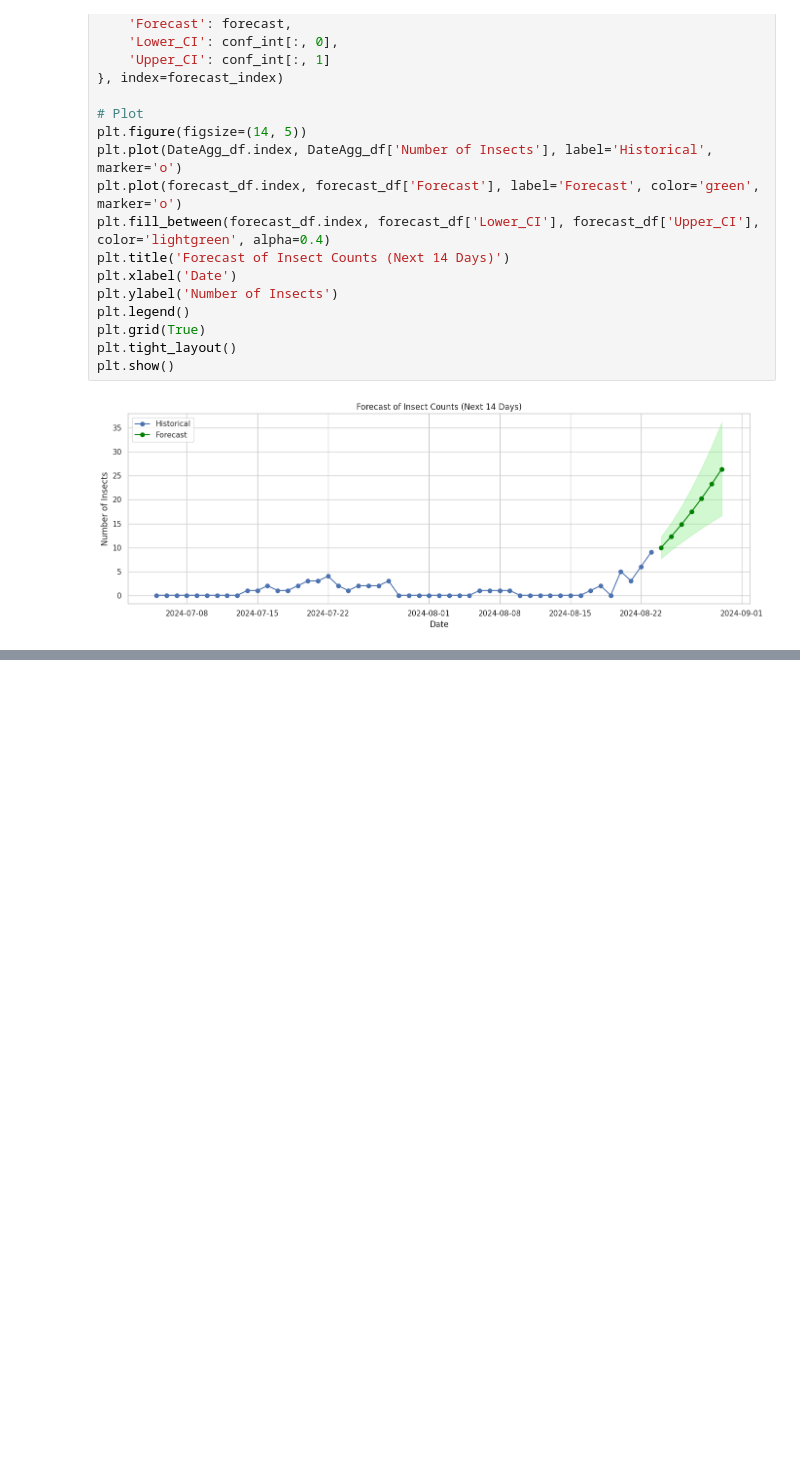
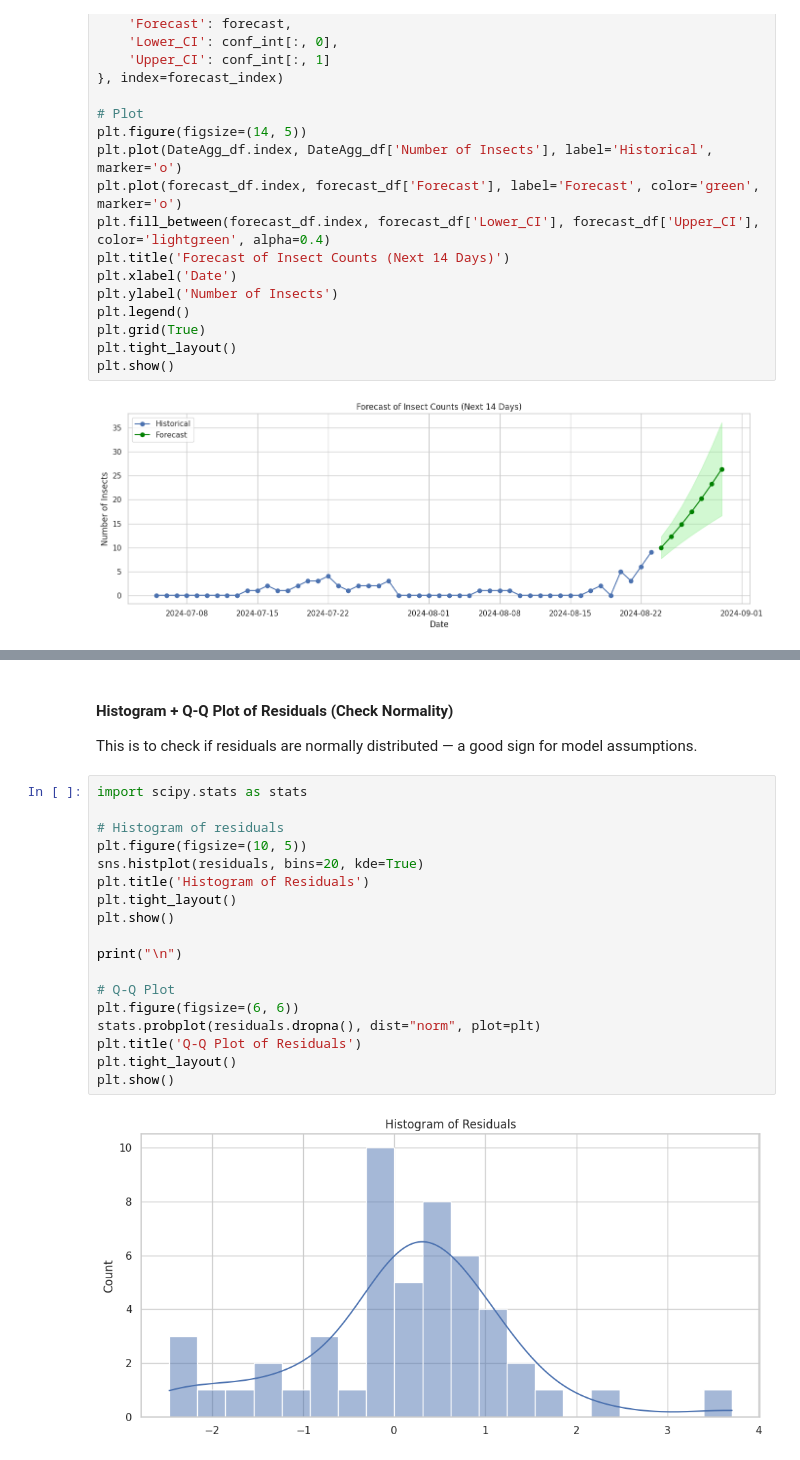
Before and after one commit to raz0208/Agritech-Pest-Prediction, a Jupyter notebook: Agritech_Pest_Prediction_Time_Series_Analysis.ipynb, the cells around one changed output, grey strips where cells are left out. Drawn from its saved outputs; the diff is of its cells as text; blank space fills up the shorter version.

```diff
--- a/Agritech_Pest_Prediction_Time_Series_Analysis.ipynb
+++ b/Agritech_Pest_Prediction_Time_Series_Analysis.ipynb
@@ -291,0 +332,23 @@ plt.show()
+# %% [markdown]
+#### Histogram + Q-Q Plot of Residuals (Check Normality)
+This is to check if residuals are normally distributed — a good sign for model assumptions.
+# %%
+import scipy.stats as stats
+
+# Histogram of residuals
+plt.figure(figsize=(10, 5))
+sns.histplot(residuals, bins=20, kde=True)
+plt.title('Histogram of Residuals')
+plt.tight_layout()
+plt.show()
+
+print("\n")
+
+# Q-Q Plot
+plt.figure(figsize=(6, 6))
+stats.probplot(residuals.dropna(), dist="norm", plot=plt)
+plt.title('Q-Q Plot of Residuals')
+plt.tight_layout()
+plt.show()
+# %% [output]
+[figure, added]
```
Also changed, not shown: parts of 5 cells of this notebook.
